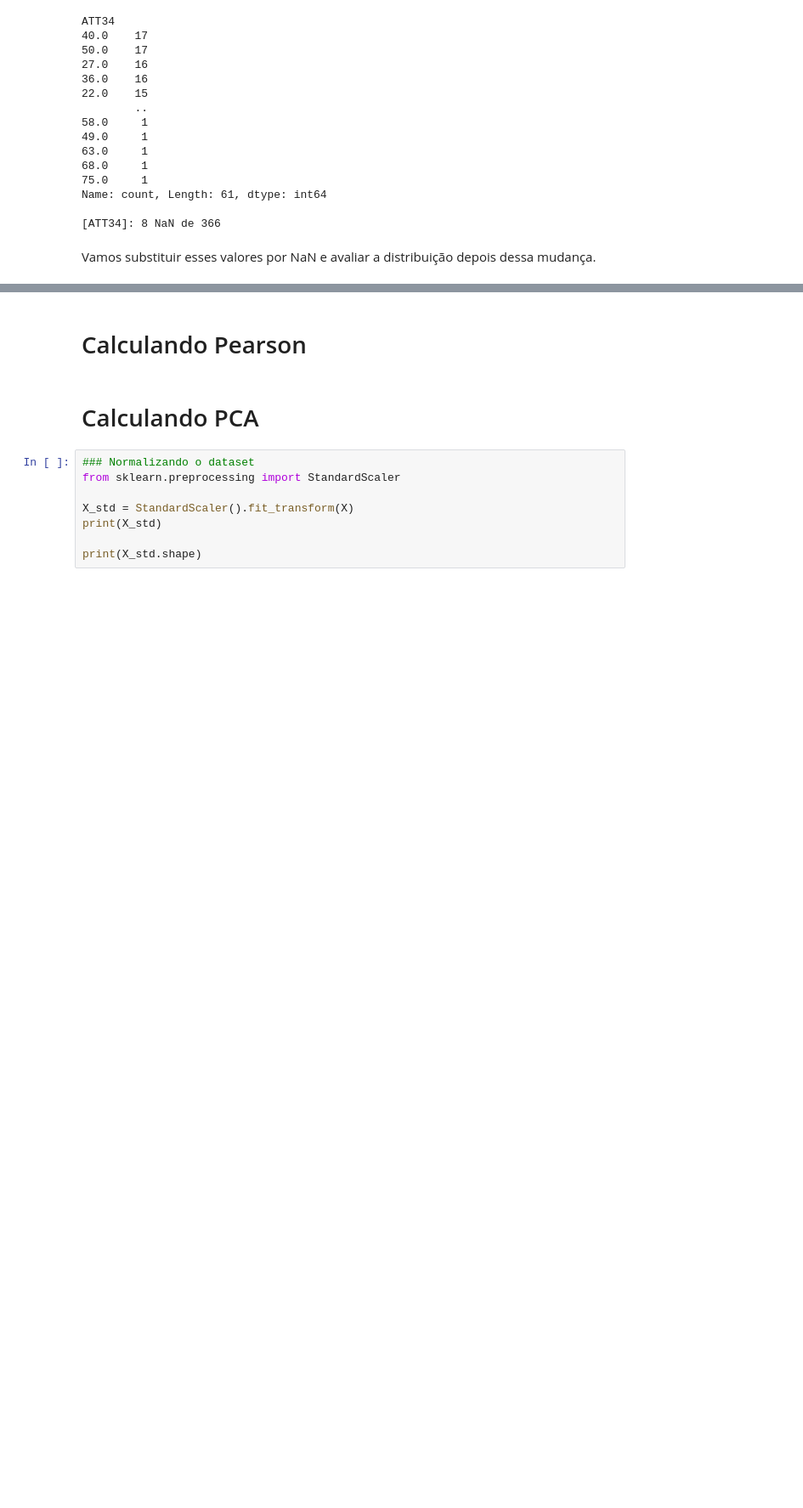
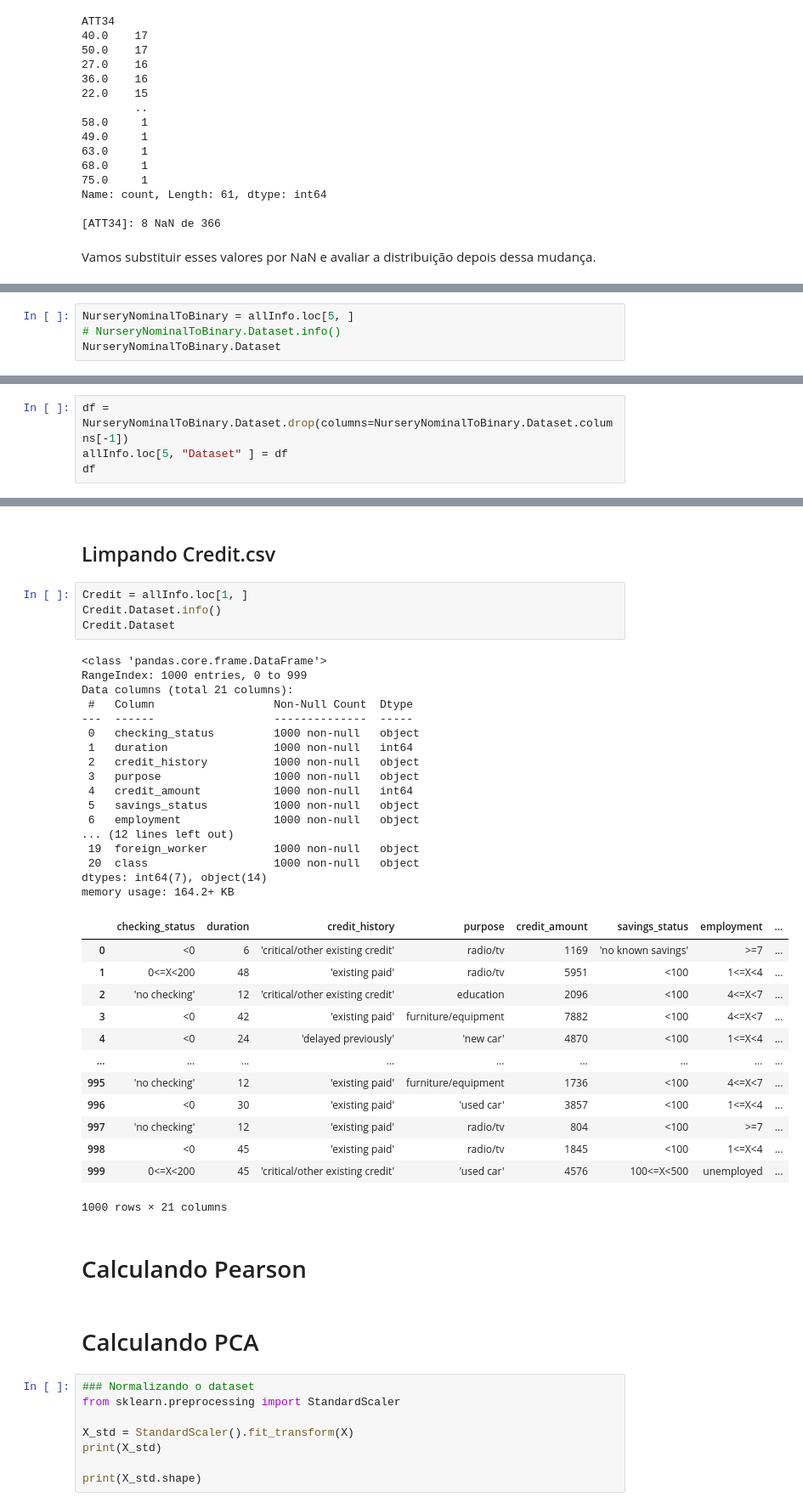
Before and after one commit to gilcesarf/imd3002-202502, a Jupyter notebook: Aula08/exercicio-aula07.ipynb, the cells around one changed output, grey strips where cells are left out. Shown: that part at 85% size. Cells and saved outputs as stored; diff of their text form; blank space fills up the shorter version.

Commit message:
WIP: Limpeza de Credit

```diff
--- a/Aula08/exercicio-aula07.ipynb
+++ b/Aula08/exercicio-aula07.ipynb
@@ -385,0 +391,4 @@ Nenhuma coluna do tipo object encontrada.
+# %%
+NurseryNominalToBinary = allInfo.loc[5, ]
+# NurseryNominalToBinary.Dataset.info()
+NurseryNominalToBinary.Dataset
@@ -385,0 +411,4 @@ Nenhuma coluna do tipo object encontrada.
+# %%
+df = NurseryNominalToBinary.Dataset.drop(columns=NurseryNominalToBinary.Dataset.columns[-1])
+allInfo.loc[5, "Dataset" ] = df
+df
@@ -386,3 +429,40 @@ Nenhuma coluna do tipo object encontrada.
+# %% [markdown]
+## Limpando Credit.csv
+# %%
+Credit = allInfo.loc[1, ]
+Credit.Dataset.info()
+Credit.Dataset
+# %% [output]
+<class 'pandas.core.frame.DataFrame'>
+RangeIndex: 1000 entries, 0 to 999
+Data columns (total 21 columns):
+ #   Column                  Non-Null Count  Dtype
+---  ------                  --------------  -----
+ 0   checking_status         1000 non-null   object
+ 1   duration                1000 non-null   int64
+ 2   credit_history          1000 non-null   object
+ 3   purpose                 1000 non-null   object
+ 4   credit_amount           1000 non-null   int64
+ 5   savings_status          1000 non-null   object
+ 6   employment              1000 non-null   object
+... (12 lines left out)
+ 19  foreign_worker          1000 non-null   object
+ 20  class                   1000 non-null   object
+dtypes: int64(7), object(14)
+memory usage: 164.2+ KB
+|  | checking_status | duration | credit_history | purpose | credit_amount | savings_status | employment | ... |
+| 0 | <0 | 6 | 'critical/other existing credit' | radio/tv | 1169 | 'no known savings' | >=7 | ... |
+| 1 | 0<=X<200 | 48 | 'existing paid' | radio/tv | 5951 | <100 | 1<=X<4 | ... |
+| 2 | 'no checking' | 12 | 'critical/other existing credit' | education | 2096 | <100 | 4<=X<7 | ... |
+| 3 | <0 | 42 | 'existing paid' | furniture/equipment | 7882 | <100 | 4<=X<7 | ... |
+| 4 | <0 | 24 | 'delayed previously' | 'new car' | 4870 | <100 | 1<=X<4 | ... |
+| ... | ... | ... | ... | ... | ... | ... | ... | ... |
+| 995 | 'no checking' | 12 | 'existing paid' | furniture/equipment | 1736 | <100 | 4<=X<7 | ... |
+| 996 | <0 | 30 | 'existing paid' | 'used car' | 3857 | <100 | 1<=X<4 | ... |
+| 997 | 'no checking' | 12 | 'existing paid' | radio/tv | 804 | <100 | >=7 | ... |
+| 998 | <0 | 45 | 'existing paid' | radio/tv | 1845 | <100 | 1<=X<4 | ... |
+| 999 | 0<=X<200 | 45 | 'critical/other existing credit' | 'used car' | 4576 | 100<=X<500 | unemployed | ... |
+1000 rows × 21 columns
 # %% [markdown]
 # Calculando Pearson
 # %% [markdown]
```
Also changed, not shown: parts of 5 cells of this notebook.
